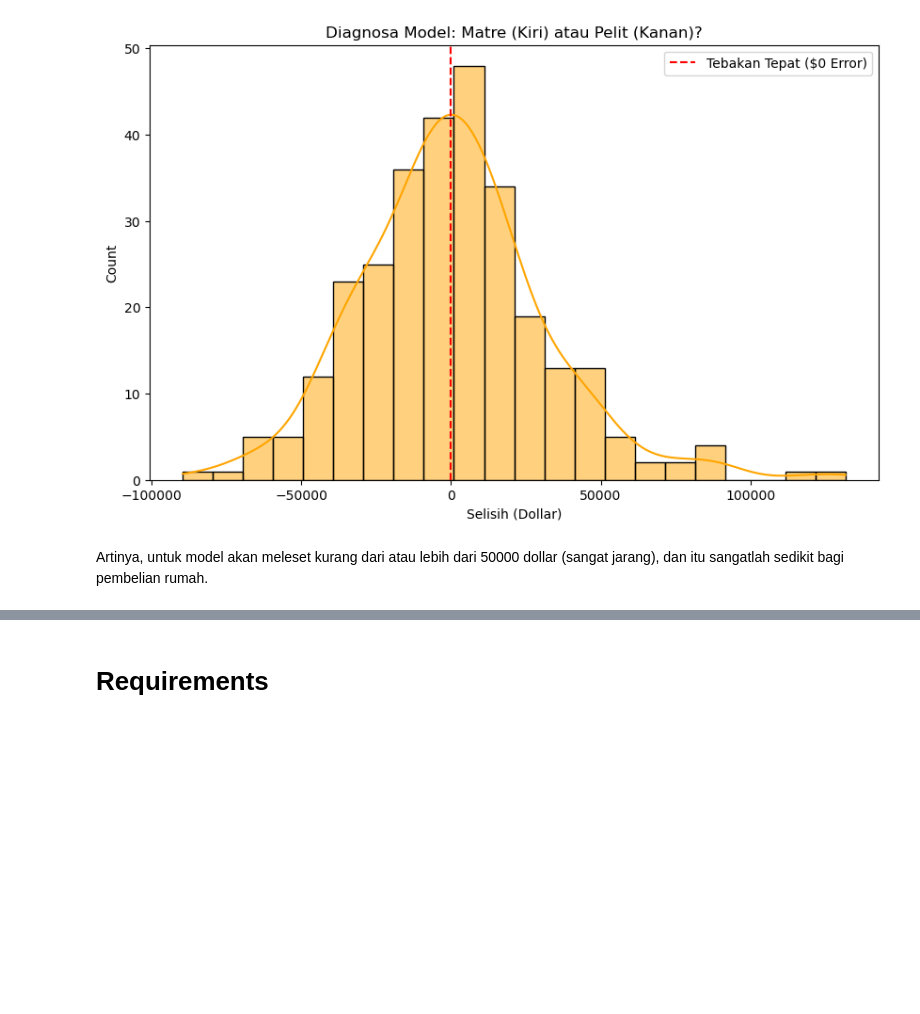
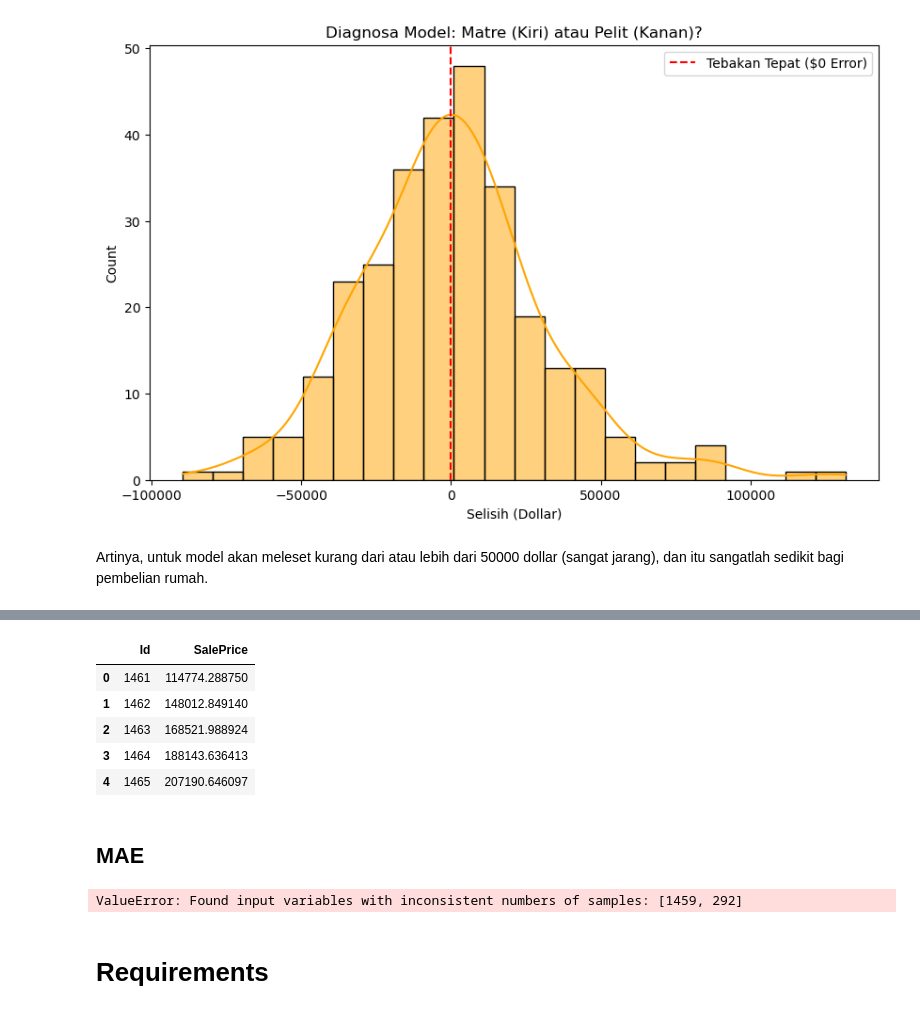
Before and after one commit to YafetPontoh/House-Price-Prediction-LinearRegression, a Jupyter notebook: notebook/House_Pricing.ipynb, the cells around one changed output, grey strips where cells are left out. Cells and saved outputs as stored; diff of their text form; code cells hidden in the pictures; blank space fills up the shorter version.

```diff
--- a/notebook/House_Pricing.ipynb
+++ b/notebook/House_Pricing.ipynb
@@ -277,0 +311,14 @@ Artinya, untuk model akan meleset kurang dari atau lebih dari 50000 dollar (sang
+# %%
+submission = pd.DataFrame({
+    'Id' : data_test['Id'],
+    'SalePrice' : real_price_submission
+})
+
+submission.head()
+# %% [output]
+|  | Id | SalePrice |
+| 0 | 1461 | 114774.288750 |
+| 1 | 1462 | 148012.849140 |
+| 2 | 1463 | 168521.988924 |
+| 3 | 1464 | 188143.636413 |
+| 4 | 1465 | 207190.646097 |
@@ -278,3 +328,24 @@ Artinya, untuk model akan meleset kurang dari atau lebih dari 50000 dollar (sang
+# %% [markdown]
+## MAE
+# %%
+y_test2 = np.expm1(df_test)
+
+selisih = y_test_asli - y_test2
+
+mae = mean_absolute_error(y_test2, y_pred_asli)
+
+print(f"Rata-rata model meleset sebesar: ${mae:,.2f}")
+
+plt.figure(figsize=(10, 6))
+sns.histplot(selisih, kde=True, color='orange')
+plt.axvline(0, color='red', linestyle='--', label='Tebakan Tepat ($0 Error)')
+
+plt.title('Diagnosa Model: Matre (Kiri) atau Pelit (Kanan)?')
+plt.xlabel('Selisih (Dollar)')
+plt.legend()
+plt.show()
+# %% [output]
+ValueError: Found input variables with inconsistent numbers of samples: [1459, 292]
 # %% [markdown]
 # Requirements
 # %%
```
Also changed, not shown: parts of 9 cells of this notebook, 1 other file.
